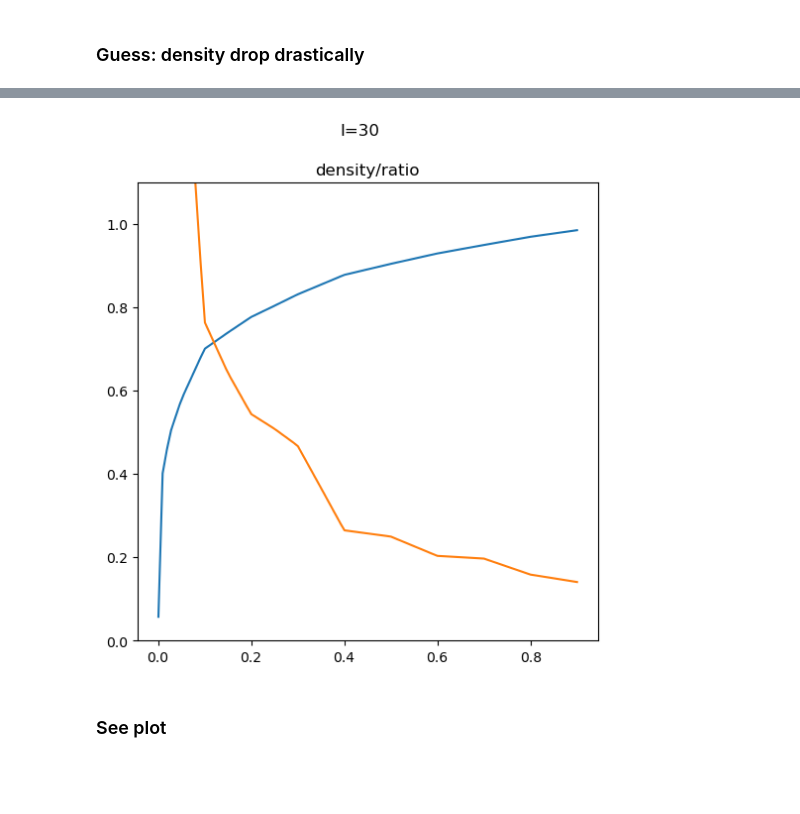
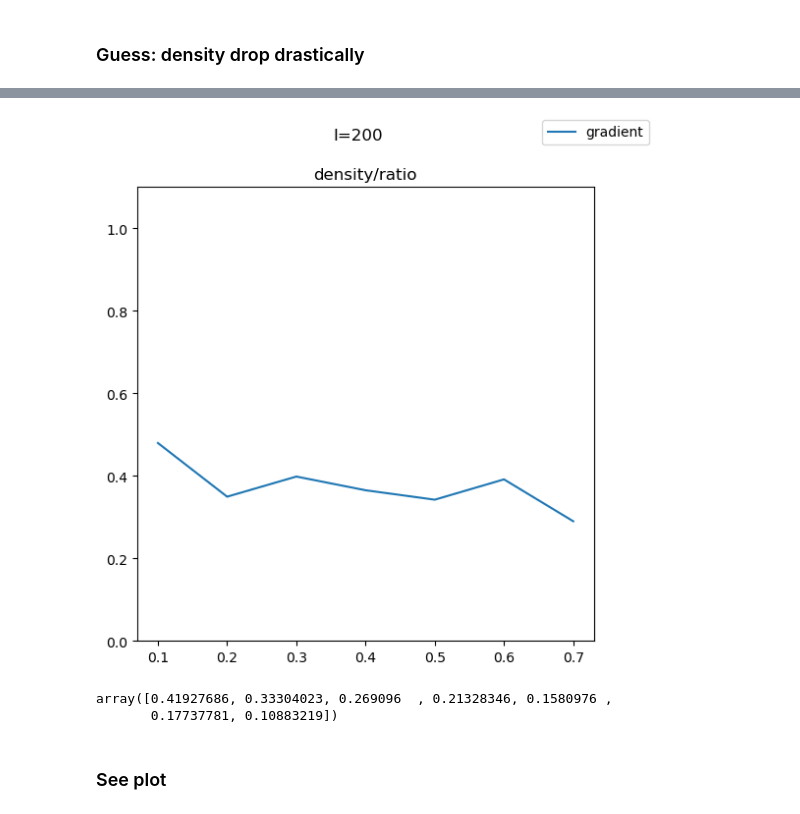
Before and after one commit to xianglinyang/GenVis, a Jupyter notebook: experiments/subsampling.ipynb, the cells around one changed output, grey strips where cells are left out. Saved outputs shown, nothing was run; the diff lists cells and outputs as text; code cells hidden in the pictures; blank space fills up the shorter version.

Commit message:
exp on subsampling

```diff
--- a/experiments/subsampling.ipynb
+++ b/experiments/subsampling.ipynb
@@ -449,9 +388,18 @@ ratios = [0.001, 0.01, 0.025, 0.05, 0.1, 0.15, 0.2, 0.25, 0.3, 0.35, 0.4,0.5,0.6
+# %%
+estimated_avg_distance = list()
+for _ in range(5):
+    estimated_avg_distance.append(density_estimation_sampling(train_data, estimated_ratio=0.01))
+avg_distance = sum(estimated_avg_distance)/len(estimated_avg_distance)
 # %%
+ratios = [0.1, 0.2, 0.3, 0.4, 0.5, 0.6, 0.7]
 density_plot = list()
 for ratio in ratios:
-    select_idxs = np.random.choice(len(train_data), size=int(ratio*len(train_data)), replace=False)
-    avg, _, _ = density_estimation_sampling(train_data[select_idxs])
-    density_plot.append(avg_distance_s/avg)
+    subsampling_idxs = np.random.choice(len(train_data), int(ratio*len(train_data)), replace=False)
+    estimated_avg_distance = density_estimation_sampling(train_data[subsampling_idxs], estimated_ratio=0.25)
+    density_plot.append(avg_distance/estimated_avg_distance)
+# %%
+ratios = np.array(ratios)
+density_plot = np.array(density_plot)
 # %%
 from scipy.interpolate import interp1d
 f = interp1d(ratios, density_plot, kind="linear")
@@ -460,20 +407,32 @@ dx = (f(xnew+0.1)-f(xnew))/0.1
+# %%
+# dx = (f(ratios[1:])-f(ratios[1:]-0.05))/(ratios[1:]-0.05)
+dx = (density_plot-1)/(ratios-1)
 # %%
 import matplotlib.pyplot as plt
 # Create an interpolation function
 f = interp1d(ratios, density_plot, kind="linear")
 
 fig,ax = plt.subplots(nrows=1, ncols=1, sharex=True,figsize=(6, 6))
 
 ax.set_title('density/ratio')
-ax.plot(xnew, f(xnew), label="density")
-ax.plot(xnew, dx, label="dx")
+# ax.plot(xnew, f(ratios), label="density")
+ax.plot(ratios, dx, label="gradient")
+# ax.plot(xnew, smoothed, label="smoothed")
+# ax.plot(ratios[:-1], dx, label="dx")
+# ax.plot(xnew[1:], rate_of_change, label="rate of change")
 ax.set_ylim(0, 1.1)
 ax.set_ylim(0, 1.1)
 
+fig.legend()
 fig.suptitle(f'I={I}')
 plt.show()
 # %% [output]
-[figure, old version]
+[figure, new version]
+# %%
+dx
+# %% [output]
+array([0.41927686, 0.33304023, 0.269096  , 0.21328346, 0.1580976 ,
+       0.17737781, 0.10883219])
 # %% [markdown]
 ### See plot
 # %%
```
Also changed, not shown: parts of 21 cells of this notebook.
